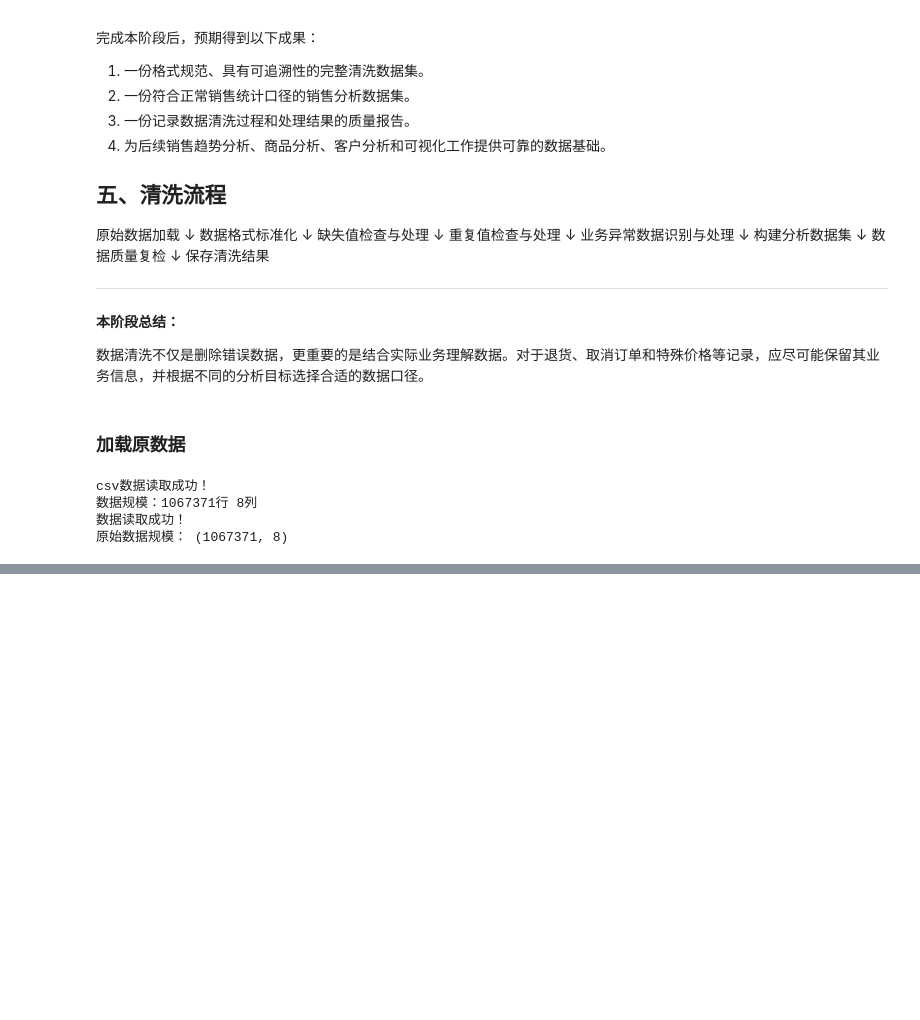
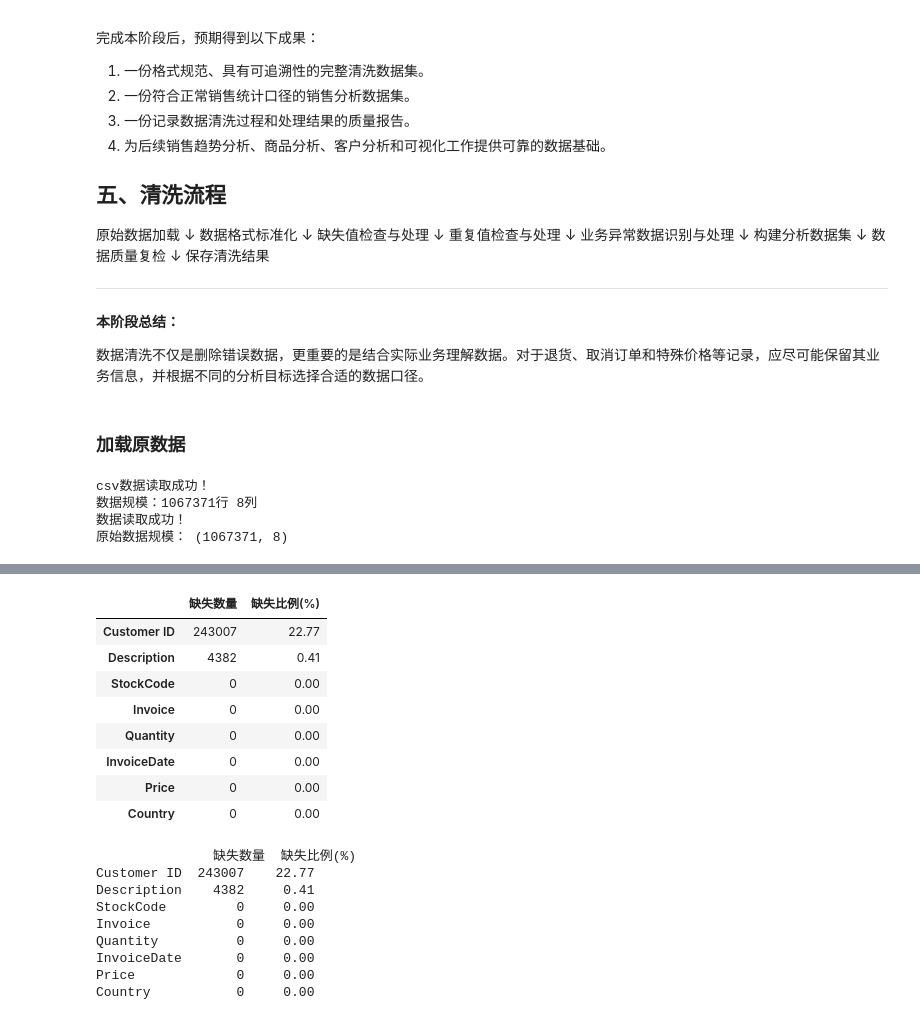
Before and after one commit to Shiningstar521/Python_Data_Analysis, a Jupyter notebook: notebooks/02_data_cleaning.ipynb, the cells around one changed output, grey strips where cells are left out. Drawn from its saved outputs; the diff is of its cells as text; code cells hidden in the pictures; blank space fills up the shorter version.

```diff
--- a/notebooks/02_data_cleaning.ipynb
+++ b/notebooks/02_data_cleaning.ipynb
@@ -214,0 +272,40 @@ csv数据读取成功！
+# %%
+# 统计每个字段的缺失数量
+missing_count = df.isnull().sum()
+
+# 计算每个字段的缺失比例
+missing_rate = df.isnull().mean() * 100
+
+# 整理缺失值统计结果
+missing_report = pd.DataFrame({
+    '缺失数量': missing_count,
+    '缺失比例(%)': missing_rate.round(2)
+})
+
+# 按缺失数量降序排列
+missing_report = missing_report.sort_values(
+    by='缺失数量',
+    ascending=False
+)
+
+display(missing_report)
+print(missing_report)
+# %% [output]
+|  | 缺失数量 | 缺失比例(%) |
+| Customer ID | 243007 | 22.77 |
+| Description | 4382 | 0.41 |
+| StockCode | 0 | 0.00 |
+| Invoice | 0 | 0.00 |
+| Quantity | 0 | 0.00 |
+| InvoiceDate | 0 | 0.00 |
+| Price | 0 | 0.00 |
+| Country | 0 | 0.00 |
+               缺失数量  缺失比例(%)
+Customer ID  243007    22.77
+Description    4382     0.41
+StockCode         0     0.00
+Invoice           0     0.00
+Quantity          0     0.00
+InvoiceDate       0     0.00
+Price             0     0.00
+Country           0     0.00
```
Also changed, not shown: parts of 11 cells of this notebook.
